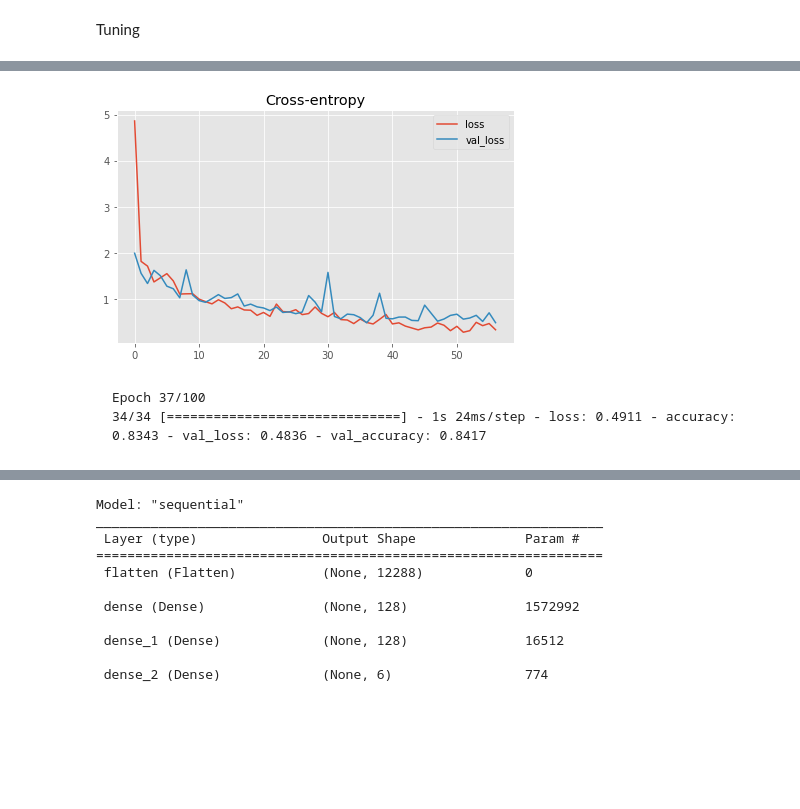
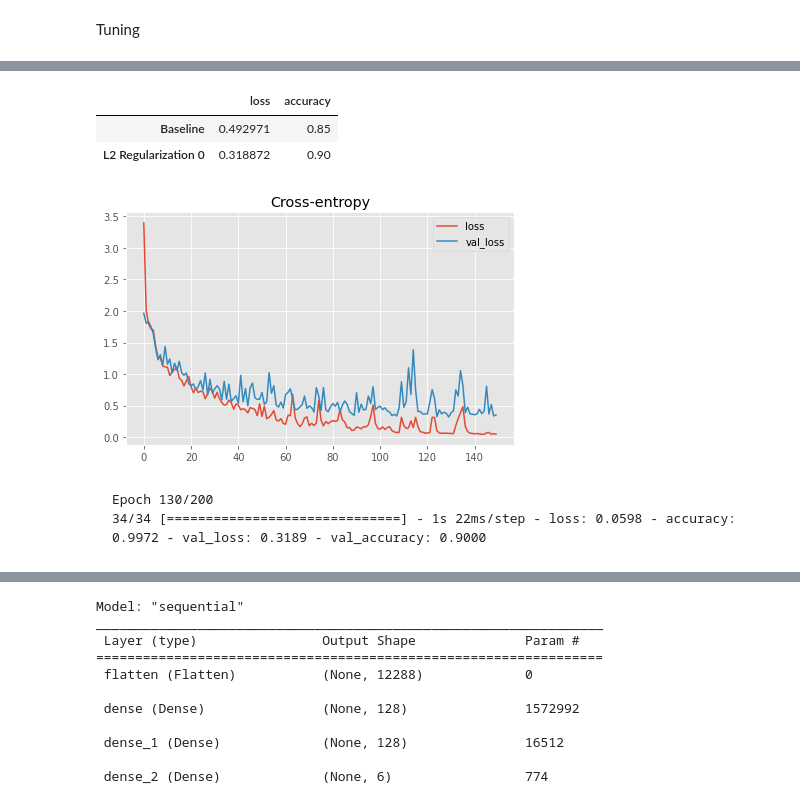
Before and after one commit to ThePiranhaGuy/hand_sign_keras, a Jupyter notebook: hand_sign_notebook.ipynb, the cells around one changed output, grey strips where cells are left out. Drawn from its saved outputs; the diff is of its cells as text; code cells hidden in the pictures; blank space fills up the shorter version.

````diff
--- a/hand_sign_notebook.ipynb
+++ b/hand_sign_notebook.ipynb
@@ -42,6 +46,7 @@ for i in range(25):
     plt.imshow(x_train[i])
     plt.title(y_train[i])
     plt.axis("off")
+i=0
 # %% [output]
 [figure]
 # %%
@@ -68,9 +87,9 @@ history = model.fit(
     x_train, y_train,
     validation_data=(x_test, y_test),
     batch_size=32,
-    epochs=100,
-    callbacks=[early_stopping]
+    epochs=200
 )
 history_df = pd.DataFrame(history.history)
 history_df.loc[:, ['loss', 'val_loss']].plot(title="Cross-entropy")
+model.evaluate(x_test, y_test)
 # %% [output]
@@ -146,8 +165,8 @@ results.head()
 # %%
-
 h_model = tf.keras.models.Sequential([tf.keras.layers.Flatten(),
                                     tf.keras.layers.Dense(256, activation = tf.nn.relu),
                                     tf.keras.layers.Dense(192,kernel_regularizer=tf.keras.regularizers.L2(1e-3),bias_regularizer=tf.keras.regularizers.L2(1e-3), activation = tf.nn.relu),
+                                    tf.keras.layers.Dense(64,kernel_regularizer=tf.keras.regularizers.L2(1e-3),bias_regularizer=tf.keras.regularizers.L2(1e-3), activation = tf.nn.relu),
                                     tf.keras.layers.Dense(6, activation = tf.nn.softmax)])
 h_model.compile(optimizer = tf.optimizers.Adam(learning_rate=0.001),
               loss = 'sparse_categorical_crossentropy',
@@ -159,10 +178,20 @@ h_history = h_model.fit(
     x_train, y_train,
     validation_data=(x_test, y_test),
     batch_size=32,
-    epochs=100,
+    epochs=200,
     callbacks=[early_stopping]
 )
 h_history_df = pd.DataFrame(h_history.history)
 h_history_df.loc[:, ['loss', 'val_loss']].plot(title="Cross-entropy")
 print(h_model.evaluate(x_test,y_test))
+# Evaluate model on test set
+
+tuned_df = evaluate_model(h_model, x_test, y_test)
+
+# Set index to hypertuned
+tuned_df.index = ["L2 Regularization "+str(i)]
+i+=1
+# Append results in dataframe
+results = pd.concat([results,tuned_df],axis=0)
+results
 # %% [output]
@@ -186,6 +215,9 @@ Epoch 57/100
+|  | loss | accuracy |
+| Baseline | 0.492971 | 0.85 |
+| L2 Regularization 0 | 0.318872 | 0.90 |
-[figure, old version]
+[figure, new version]
 # %% [markdown]
 ```
-Epoch 37/100
-34/34 [==============================] - 1s 24ms/step - loss: 0.4911 - accuracy: 0.8343 - val_loss: 0.4836 - val_accuracy: 0.8417
+Epoch 130/200
+34/34 [==============================] - 1s 22ms/step - loss: 0.0598 - accuracy: 0.9972 - val_loss: 0.3189 - val_accuracy: 0.9000
 ```
````
Also changed, not shown: parts of 14 cells of this notebook.
